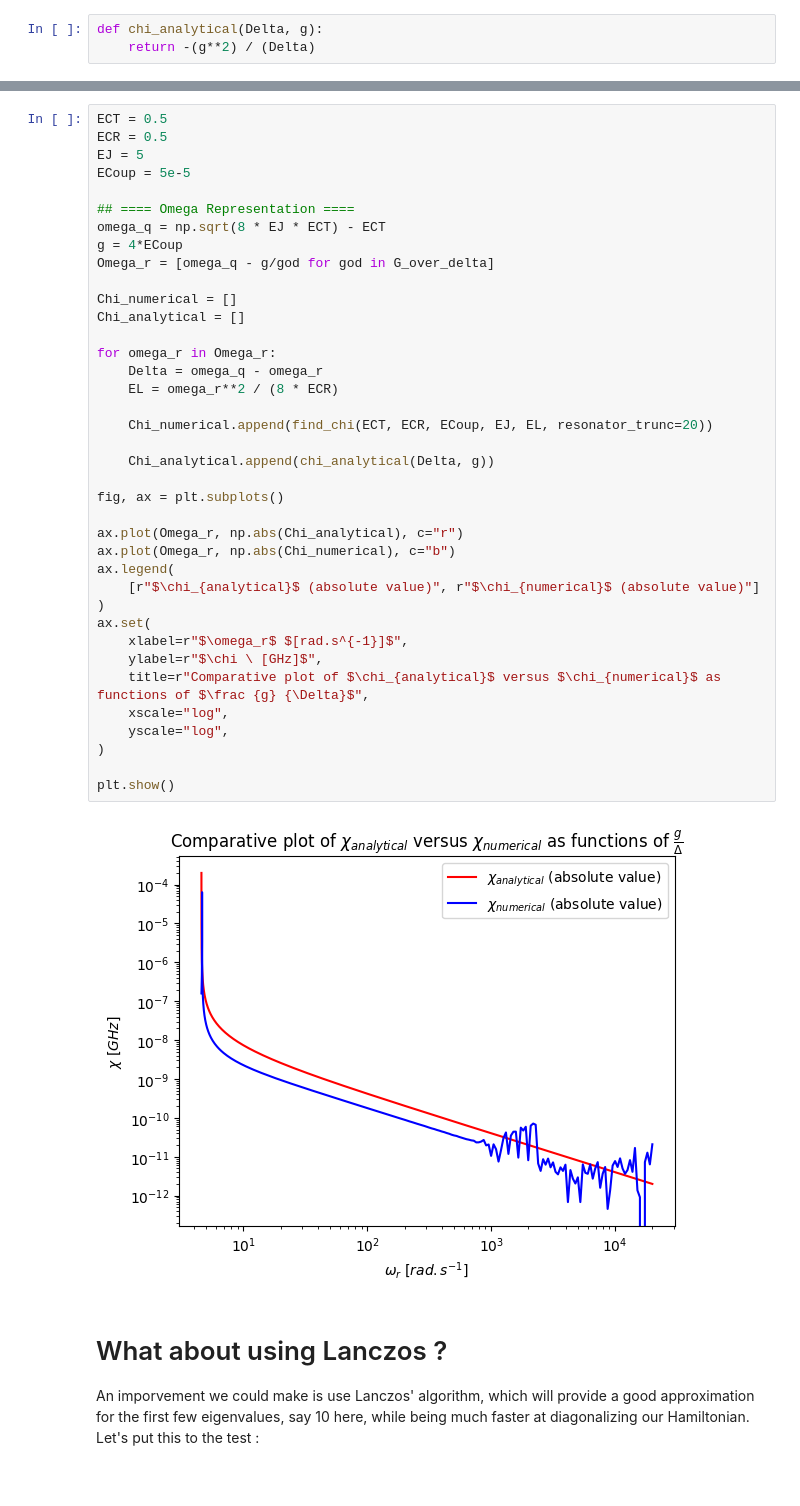
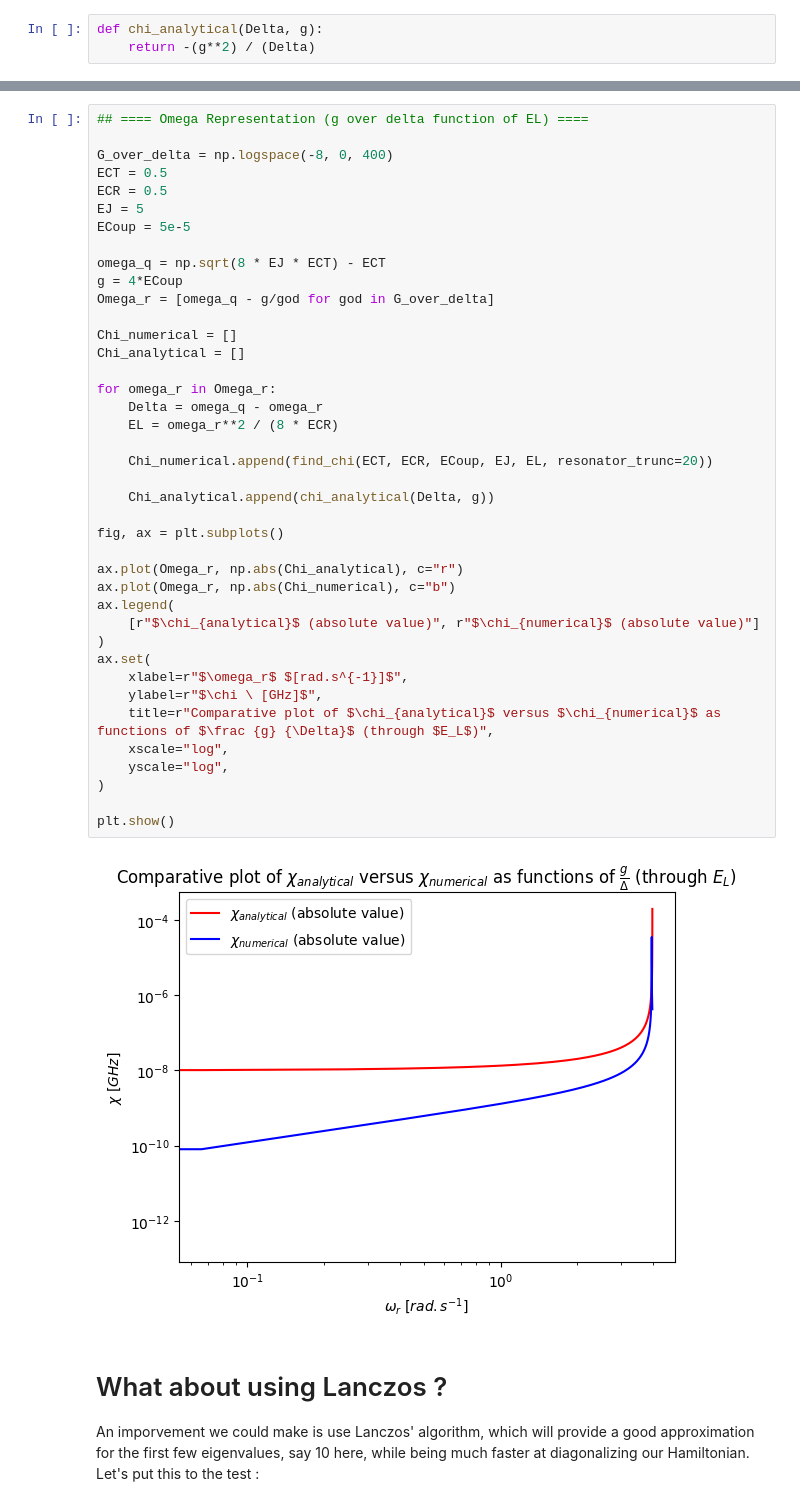
Before and after one commit to GabrielVandersippe/TR-informatique-quantique, a Jupyter notebook: find_chi_transmon_readout.ipynb, the cells around one changed output, grey strips where cells are left out. Drawn from its saved outputs; the diff is of its cells as text.

Commit message:
Added more plots of chi

```diff
--- a/find_chi_transmon_readout.ipynb
+++ b/find_chi_transmon_readout.ipynb
@@ -176,43 +237,45 @@ plt.show()
 # %%
+## ==== Omega Representation (g over delta function of EL) ====
+
+G_over_delta = np.logspace(-8, 0, 400)
 ECT = 0.5
 ECR = 0.5
 EJ = 5
 ECoup = 5e-5
 
-## ==== Omega Representation ====
 omega_q = np.sqrt(8 * EJ * ECT) - ECT
 g = 4*ECoup
 Omega_r = [omega_q - g/god for god in G_over_delta]
 
 Chi_numerical = []
 Chi_analytical = []
 
 for omega_r in Omega_r:
     Delta = omega_q - omega_r
     EL = omega_r**2 / (8 * ECR)
 
     Chi_numerical.append(find_chi(ECT, ECR, ECoup, EJ, EL, resonator_trunc=20))
 
     Chi_analytical.append(chi_analytical(Delta, g))
 
 fig, ax = plt.subplots()
 
 ax.plot(Omega_r, np.abs(Chi_analytical), c="r")
 ax.plot(Omega_r, np.abs(Chi_numerical), c="b")
 ax.legend(
     [r"$\chi_{analytical}$ (absolute value)", r"$\chi_{numerical}$ (absolute value)"]
 )
 ax.set(
     xlabel=r"$\omega_r$ $[rad.s^{-1}]$",
     ylabel=r"$\chi \ [GHz]$",
-    title=r"Comparative plot of $\chi_{analytical}$ versus $\chi_{numerical}$ as functions of $\frac {g} {\Delta}$",
+    title=r"Comparative plot of $\chi_{analytical}$ versus $\chi_{numerical}$ as functions of $\frac {g} {\Delta}$ (through $E_L$)",
     xscale="log",
     yscale="log",
 )
 
 plt.show()
 # %% [output]
-[figure, old version]
+[figure, new version]
 # %% [markdown]
 # What about using Lanczos ?
 An imporvement we could make is use Lanczos' algorithm, which will provide a good approximation for the first few eigenvalues, say 10 here, while being much faster at diagonalizing our Hamiltonian. Let's put this to the test :
```
Also changed, not shown: parts of 5 cells of this notebook.
